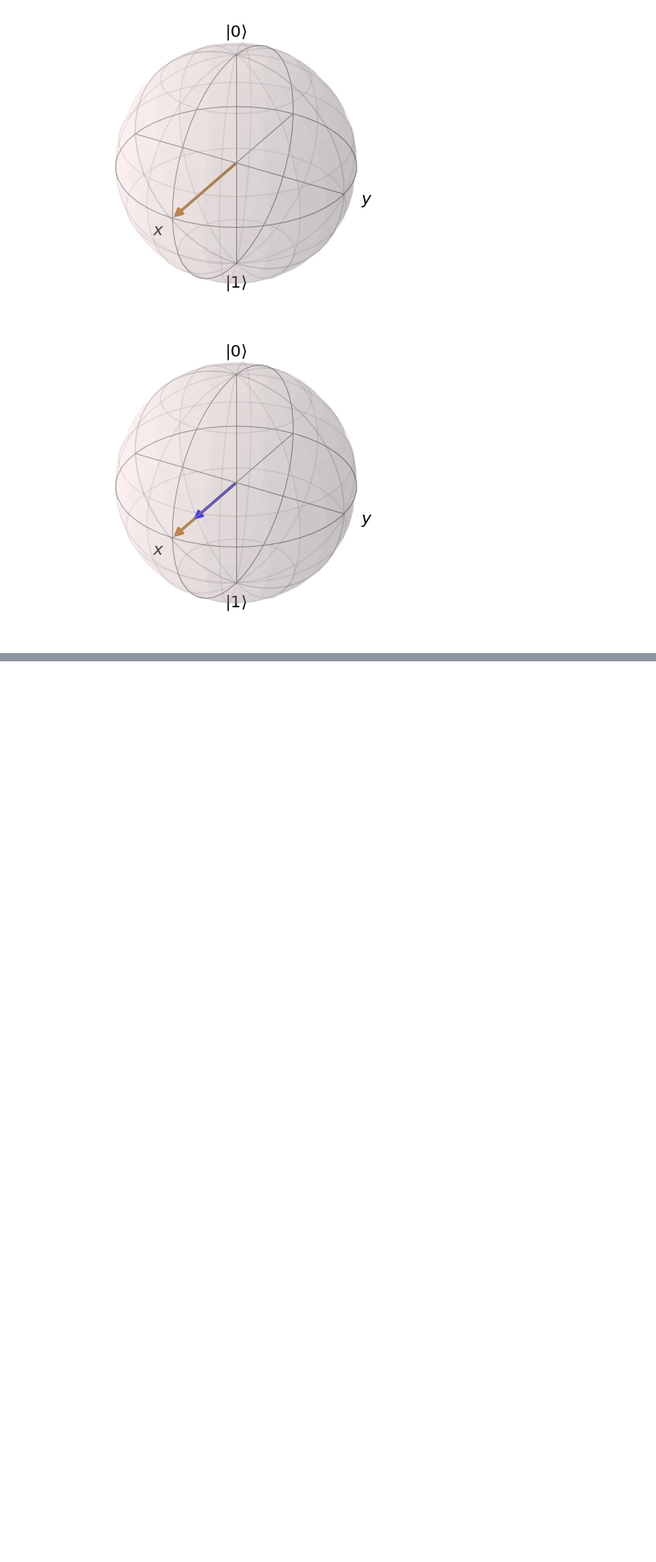
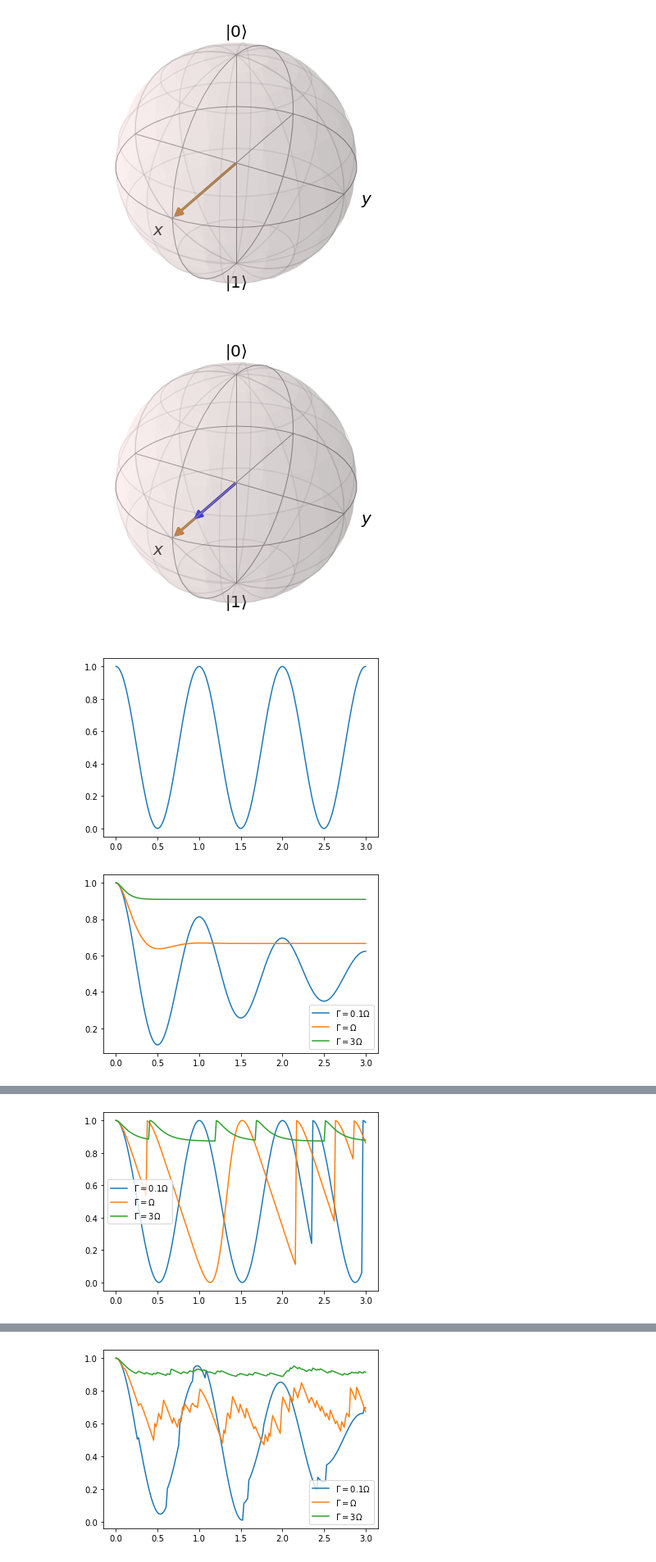
Before and after one commit to nathansolomon1678/notes, a Jupyter notebook: PHYSICS245/hw9/notebook.ipynb, the cells around one changed output, grey strips where cells are left out. Shown at 82% size. Saved outputs shown, nothing was run; the diff lists cells and outputs as text; code cells hidden in the pictures; blank space fills up the shorter version.

```diff
--- a/PHYSICS245/hw9/notebook.ipynb
+++ b/PHYSICS245/hw9/notebook.ipynb
@@ -28,3 +18,36 @@ b.show()
 # %% [output]
 [figure]
 [figure]
+# %%
+# Problem 5
+delta = 0
+Omega = 2 * np.pi
+H = - delta / 2 * qt.sigmaz() + Omega / 2 * qt.sigmax()
+Psi = qt.ket("1")
+rho_0 = Psi * Psi.dag()
+times = np.linspace(0, 3, 200)
+rho_t = qt.mesolve(H, rho_0, times).states
+plt.plot(times, [qt.expect(rho, Psi) for rho in rho_t])
+plt.show()
+
+for Gamma, label in [(0.1 * Omega, "$\Gamma=0.1\Omega$"),
+                     (Omega, "$\Gamma=\Omega$"),
+                     (3 * Omega, "$\Gamma=3\Omega$")]:
+    c_ops = np.sqrt(Gamma) * qt.sigmam()
+    rho_t = qt.mesolve(H, rho_0, times, c_ops).states
+    plt.plot(times, [qt.expect(rho, Psi) for rho in rho_t], label=label)
+plt.legend()
+plt.show()
+
+for ntraj in [1, 10, 100]:
+    for Gamma, label in [(0.1 * Omega, "$\Gamma=0.1\Omega$"),
+                         (Omega, "$\Gamma=\Omega$"),
+                         (3 * Omega, "$\Gamma=3\Omega$")]:
+        c_ops = np.sqrt(Gamma) * qt.sigmam()
+        rho_t = qt.mcsolve(H, Psi, times, c_ops, ntraj=ntraj).states
+        plt.plot(times, [qt.expect(rho, Psi) for rho in rho_t], label=label)
+    plt.legend()
+    plt.show()
+# %% [output]
+[figure, added]
+[figure, added]
@@ -30,0 +60 @@ b.show()
+[figure, added]
@@ -30,0 +78 @@ b.show()
+[figure, added]
```
Also changed, not shown: parts of 3 cells of this notebook, 10 other files.
